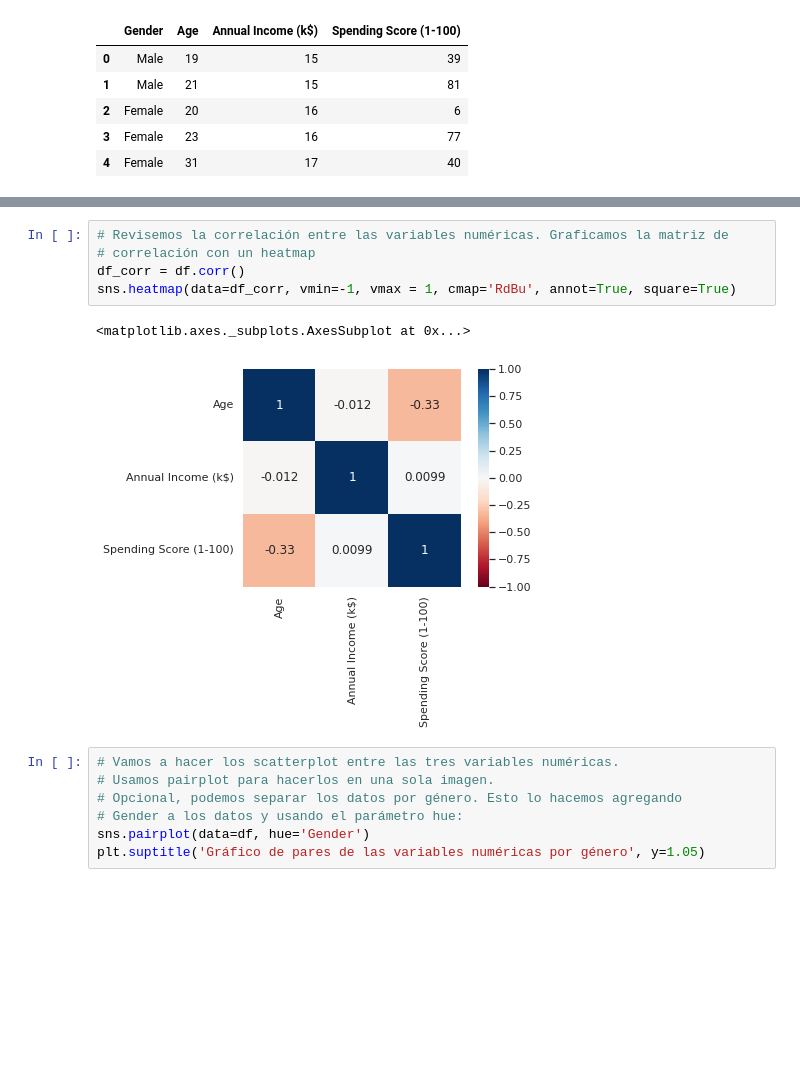
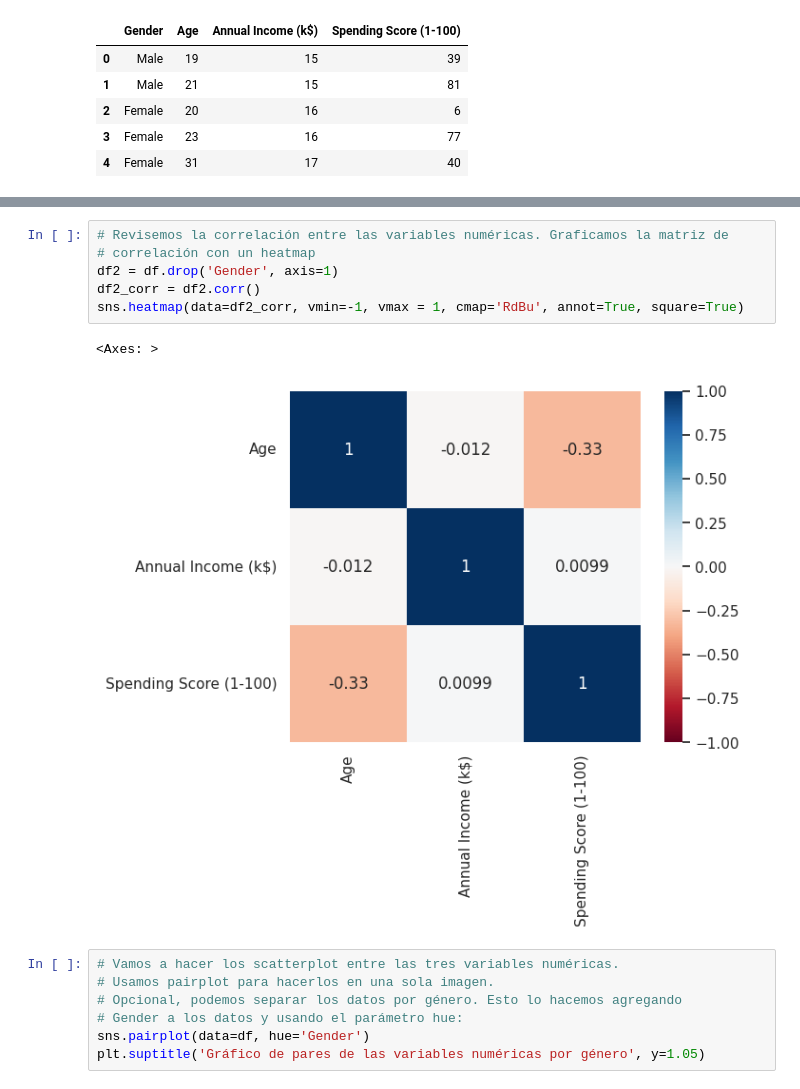
Before and after one commit to Manchas2k4/tc1002S, a Jupyter notebook: 09-1-k-means.ipynb, the cells around one changed output, grey strips where cells are left out. Drawn from its saved outputs; the diff is of its cells as text; blank space fills up the shorter version.

```diff
--- a/09-1-k-means.ipynb
+++ b/09-1-k-means.ipynb
@@ -180,11 +180,12 @@ Text(0.5, 1.05, 'Distribución de las variables numéricas por género')
 # %%
 # Revisemos la correlación entre las variables numéricas. Graficamos la matriz de
 # correlación con un heatmap
-df_corr = df.corr()
-sns.heatmap(data=df_corr, vmin=-1, vmax = 1, cmap='RdBu', annot=True, square=True)
+df2 = df.drop('Gender', axis=1)
+df2_corr = df2.corr()
+sns.heatmap(data=df2_corr, vmin=-1, vmax = 1, cmap='RdBu', annot=True, square=True)
 # %% [output]
-<matplotlib.axes._subplots.AxesSubplot at 0x...>
+<Axes: >
-[figure, old version]
+[figure, new version]
 # %%
 # Vamos a hacer los scatterplot entre las tres variables numéricas.
 # Usamos pairplot para hacerlos en una sola imagen.
```
Also changed, not shown: parts of 7 cells of this notebook, 1 other file.
